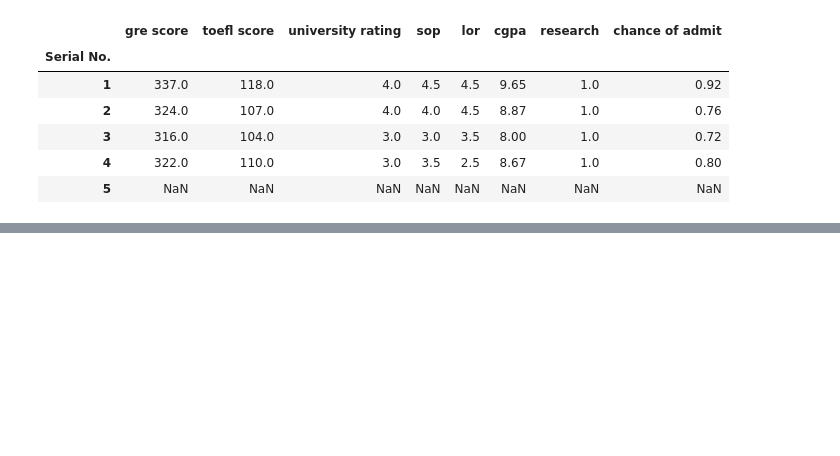
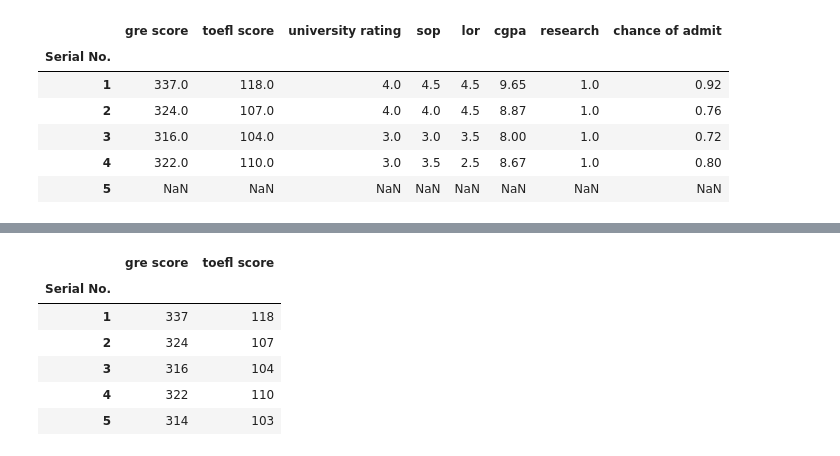
Before and after one commit to irinavalenzuela/Applied-Data-Science-Python, a Jupyter notebook: Week2_Pandas_Series.ipynb, the cells around one changed output, grey strips where cells are left out. Drawn from its saved outputs; the diff is of its cells as text; code cells hidden in the pictures; blank space fills up the shorter version.

```diff
--- a/Week2_Pandas_Series.ipynb
+++ b/Week2_Pandas_Series.ipynb
@@ -858,0 +899,12 @@ df.where(admit_mask).head()
+# %%
+# Or you can send it a list of columns as strings
+
+df[["gre score","toefl score"]].head()
+# %% [output]
+|  | gre score | toefl score |
+| Serial No. |  |  |
+| 1 | 337 | 118 |
+| 2 | 324 | 107 |
+| 3 | 316 | 104 |
+| 4 | 322 | 110 |
+| 5 | 314 | 103 |
```
Also changed, not shown: parts of 4 cells of this notebook.
